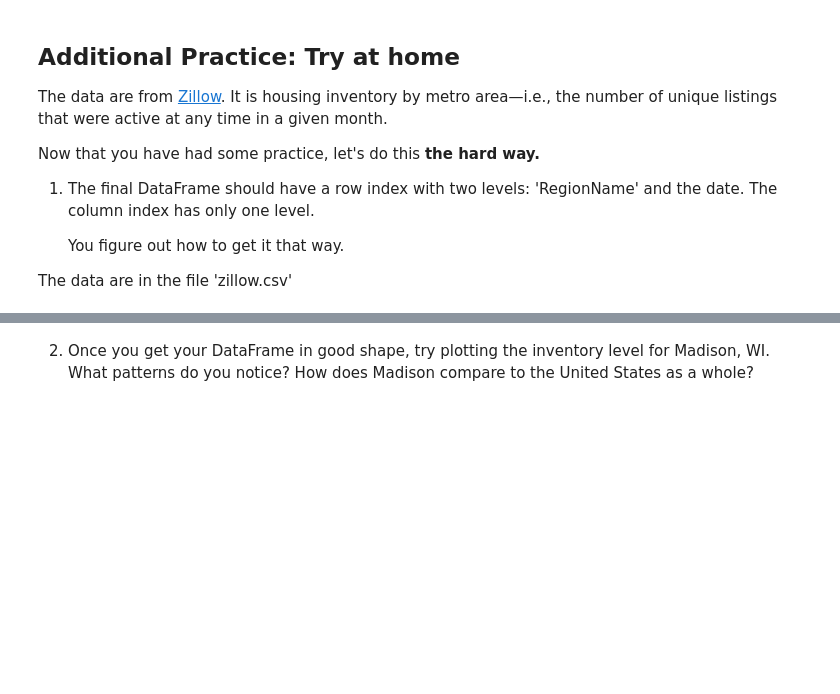
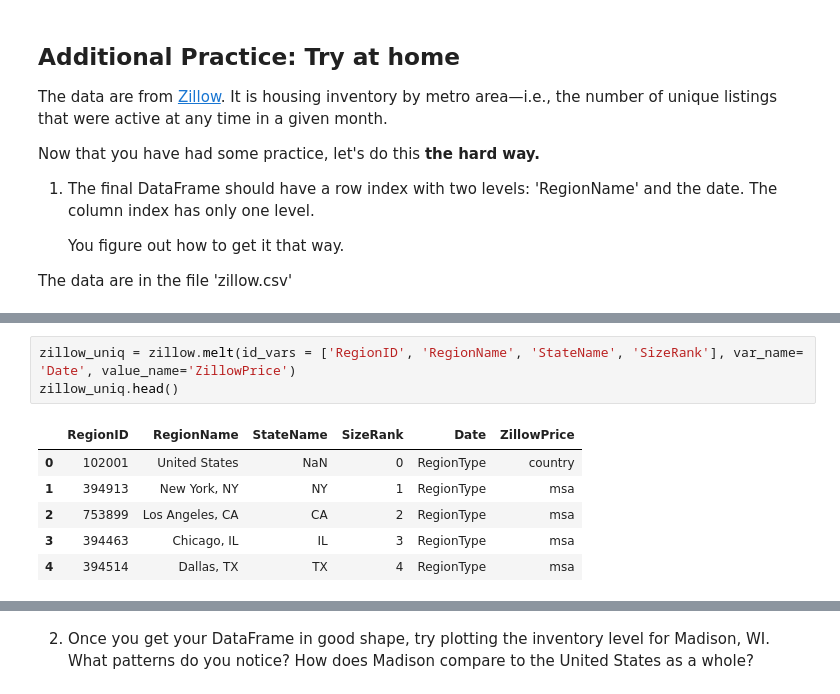
Before and after one commit to messymoose/ECON570, a Jupyter notebook: Lectures/9_22_reshape.ipynb, the cells around one changed output, grey strips where cells are left out. Drawn from its saved outputs; the diff is of its cells as text; blank space fills up the shorter version.

```diff
--- a/Lectures/9_22_reshape.ipynb
+++ b/Lectures/9_22_reshape.ipynb
@@ -481,0 +493,10 @@ The data are in the file 'zillow.csv'
+# %%
+zillow_uniq = zillow.melt(id_vars = ['RegionID', 'RegionName', 'StateName', 'SizeRank'], var_name= 'Date', value_name='ZillowPrice')
+zillow_uniq.head()
+# %% [output]
+|  | RegionID | RegionName | StateName | SizeRank | Date | ZillowPrice |
+| 0 | 102001 | United States | NaN | 0 | RegionType | country |
+| 1 | 394913 | New York, NY | NY | 1 | RegionType | msa |
+| 2 | 753899 | Los Angeles, CA | CA | 2 | RegionType | msa |
+| 3 | 394463 | Chicago, IL | IL | 3 | RegionType | msa |
+| 4 | 394514 | Dallas, TX | TX | 4 | RegionType | msa |
```
Also changed, not shown: parts of 4 cells of this notebook, 3 other files.
